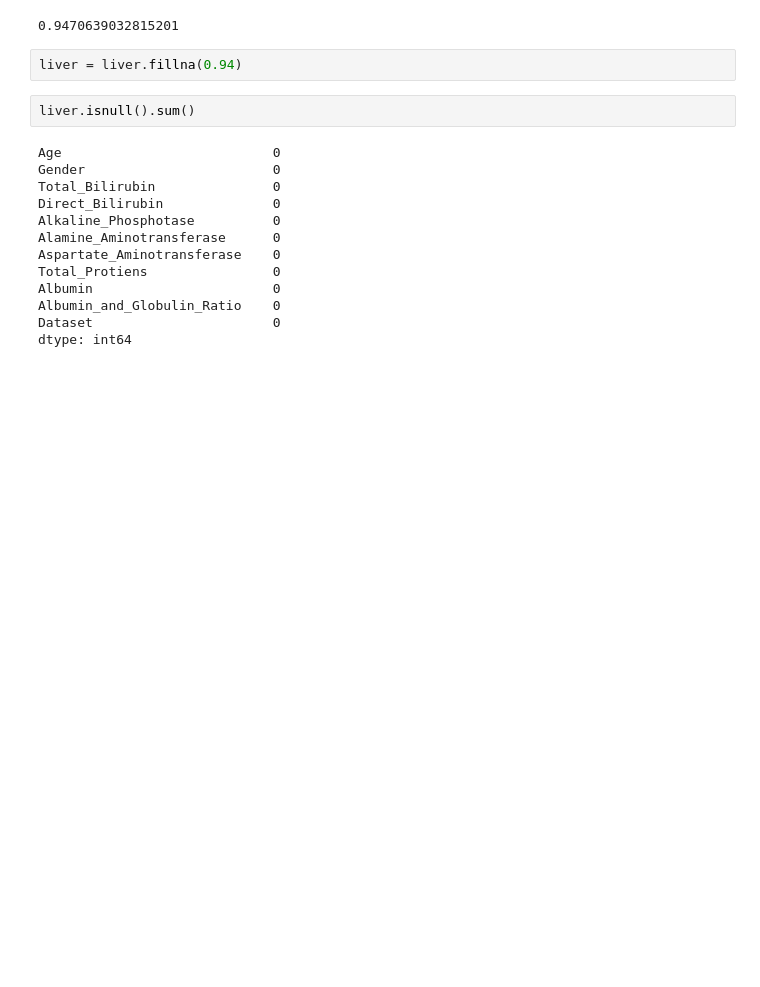
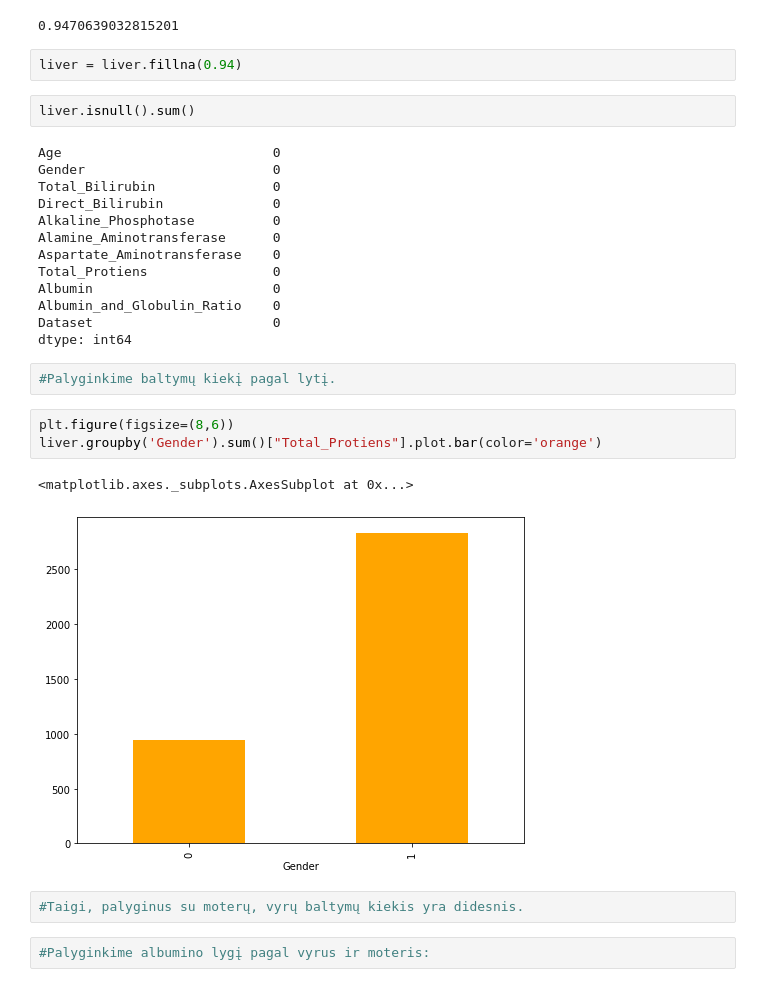
Before and after one commit to juna3977/Projektas, a Jupyter notebook: Untitled.ipynb, the cells around one changed output. Cells and saved outputs as stored; diff of their text form; blank space fills up the shorter version.

```diff
--- a/Untitled.ipynb
+++ b/Untitled.ipynb
@@ -79,3 +81,15 @@ Albumin                       0
 Albumin_and_Globulin_Ratio    0
 Dataset                       0
 dtype: int64
+# %%
+#Palyginkime baltymų kiekį pagal lytį.
+# %%
+plt.figure(figsize=(8,6))
+liver.groupby('Gender').sum()["Total_Protiens"].plot.bar(color='orange')
+# %% [output]
+<matplotlib.axes._subplots.AxesSubplot at 0x...>
+[figure, added]
+# %%
+#Taigi, palyginus su moterų, vyrų baltymų kiekis yra didesnis.
+# %%
+#Palyginkime albumino lygį pagal vyrus ir moteris:
```
Also changed, not shown: parts of 7 cells of this notebook.
